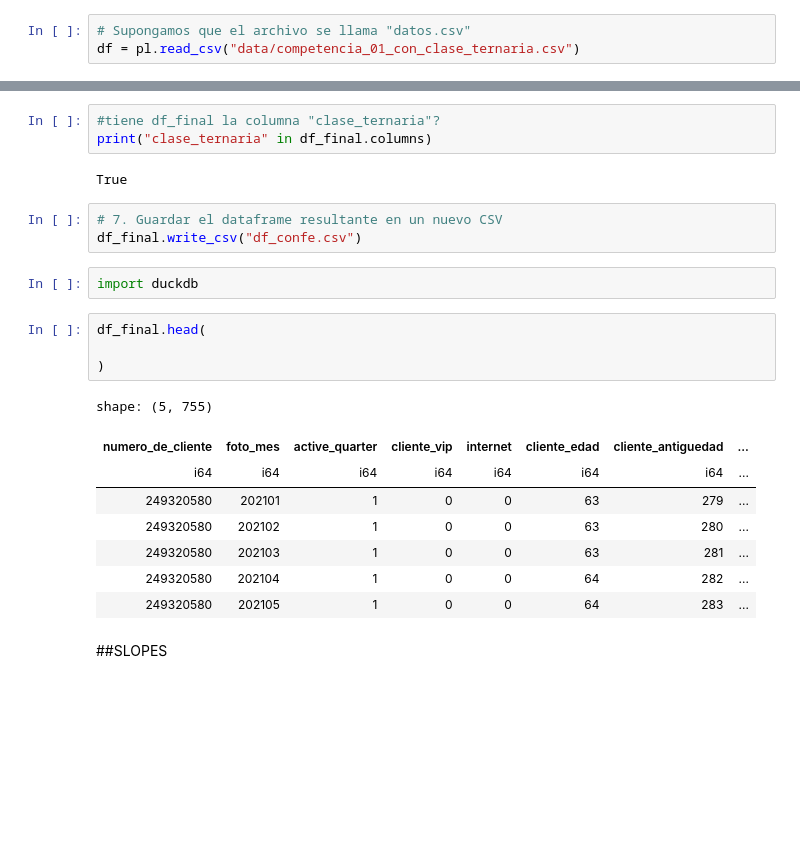
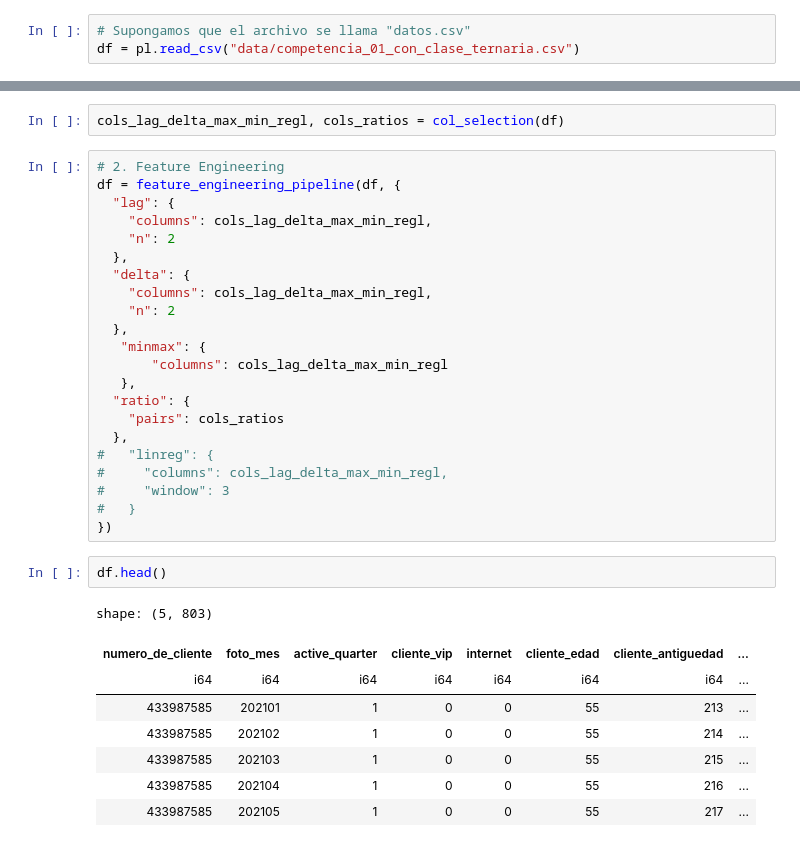
Before and after one commit to florafirpo/DMEyF, a Jupyter notebook: FeatureEng_video.ipynb, the cells around one changed output, grey strips where cells are left out. Drawn from its saved outputs; the diff is of its cells as text; blank space fills up the shorter version.

Commit message:
nuevo FE, compe solo lightgbm

```diff
--- a/FeatureEng_video.ipynb
+++ b/FeatureEng_video.ipynb
@@ -172,25 +176,35 @@ df_final.shape
-# %%
-#tiene df_final la columna "clase_ternaria"?
-print("clase_ternaria" in df_final.columns)
-# %% [output]
-True
-# %%
-# 7. Guardar el dataframe resultante en un nuevo CSV
-df_final.write_csv("df_confe.csv")
-# %%
-import duckdb
+# %%
+cols_lag_delta_max_min_regl, cols_ratios = col_selection(df)
+# %%
+# 2. Feature Engineering
+df = feature_engineering_pipeline(df, {
+  "lag": {
+    "columns": cols_lag_delta_max_min_regl,
+    "n": 2
+  },
+  "delta": {
+    "columns": cols_lag_delta_max_min_regl,
+    "n": 2
+  },
+   "minmax": {
+       "columns": cols_lag_delta_max_min_regl
+   },
+  "ratio": {
+    "pairs": cols_ratios
+  },
+#   "linreg": {
+#     "columns": cols_lag_delta_max_min_regl,
+#     "window": 3
+#   }
+})
 # %%
-df_final.head(
-
-)
+df.head()
 # %% [output]
-shape: (5, 755)
+shape: (5, 803)
 | numero_de_cliente | foto_mes | active_quarter | cliente_vip | internet | cliente_edad | cliente_antiguedad | ... |
 | i64 | i64 | i64 | i64 | i64 | i64 | i64 | ... |
-| 249320580 | 202101 | 1 | 0 | 0 | 63 | 279 | ... |
-| 249320580 | 202102 | 1 | 0 | 0 | 63 | 280 | ... |
-| 249320580 | 202103 | 1 | 0 | 0 | 63 | 281 | ... |
-| 249320580 | 202104 | 1 | 0 | 0 | 64 | 282 | ... |
-| 249320580 | 202105 | 1 | 0 | 0 | 64 | 283 | ... |
+| 433987585 | 202101 | 1 | 0 | 0 | 55 | 213 | ... |
+| 433987585 | 202102 | 1 | 0 | 0 | 55 | 214 | ... |
+| 433987585 | 202103 | 1 | 0 | 0 | 55 | 215 | ... |
+| 433987585 | 202104 | 1 | 0 | 0 | 55 | 216 | ... |
+| 433987585 | 202105 | 1 | 0 | 0 | 55 | 217 | ... |
-# %% [markdown]
-##SLOPES
```
Also changed, not shown: parts of 16 cells of this notebook, 1 other file.
